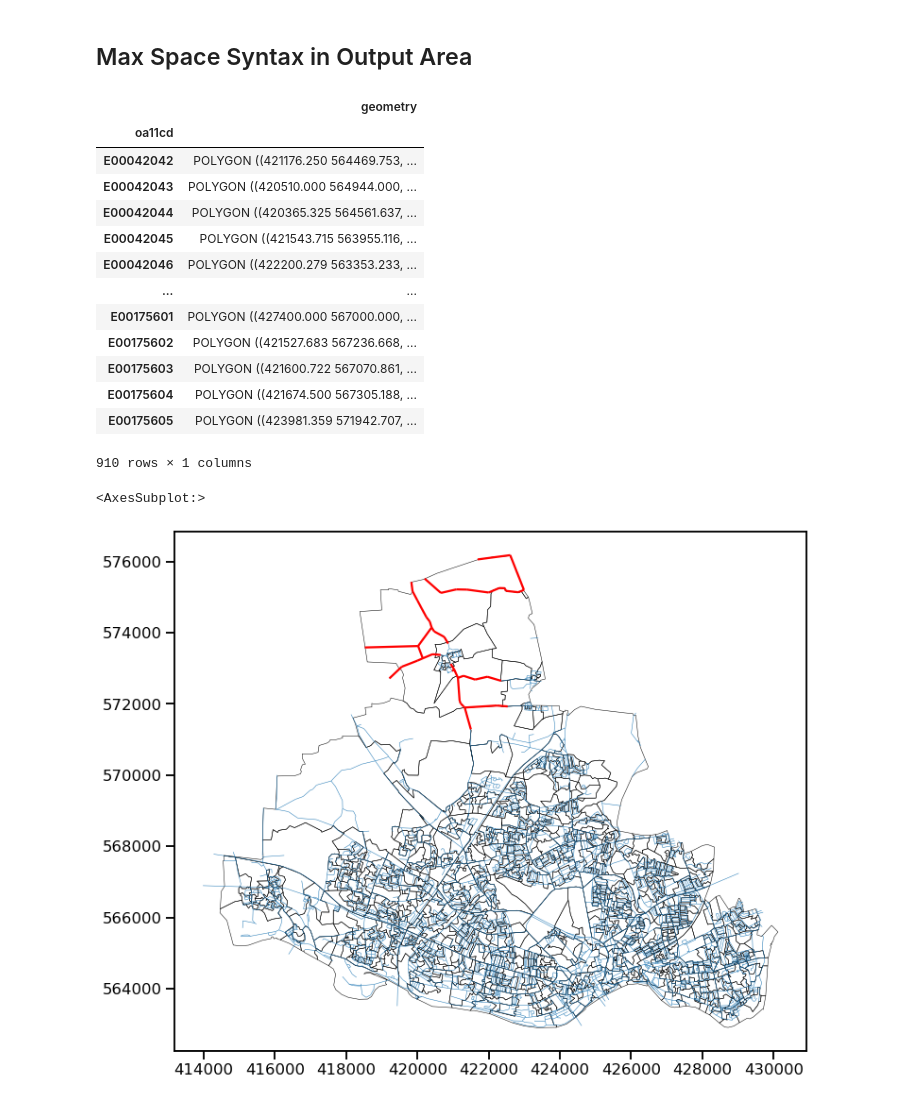
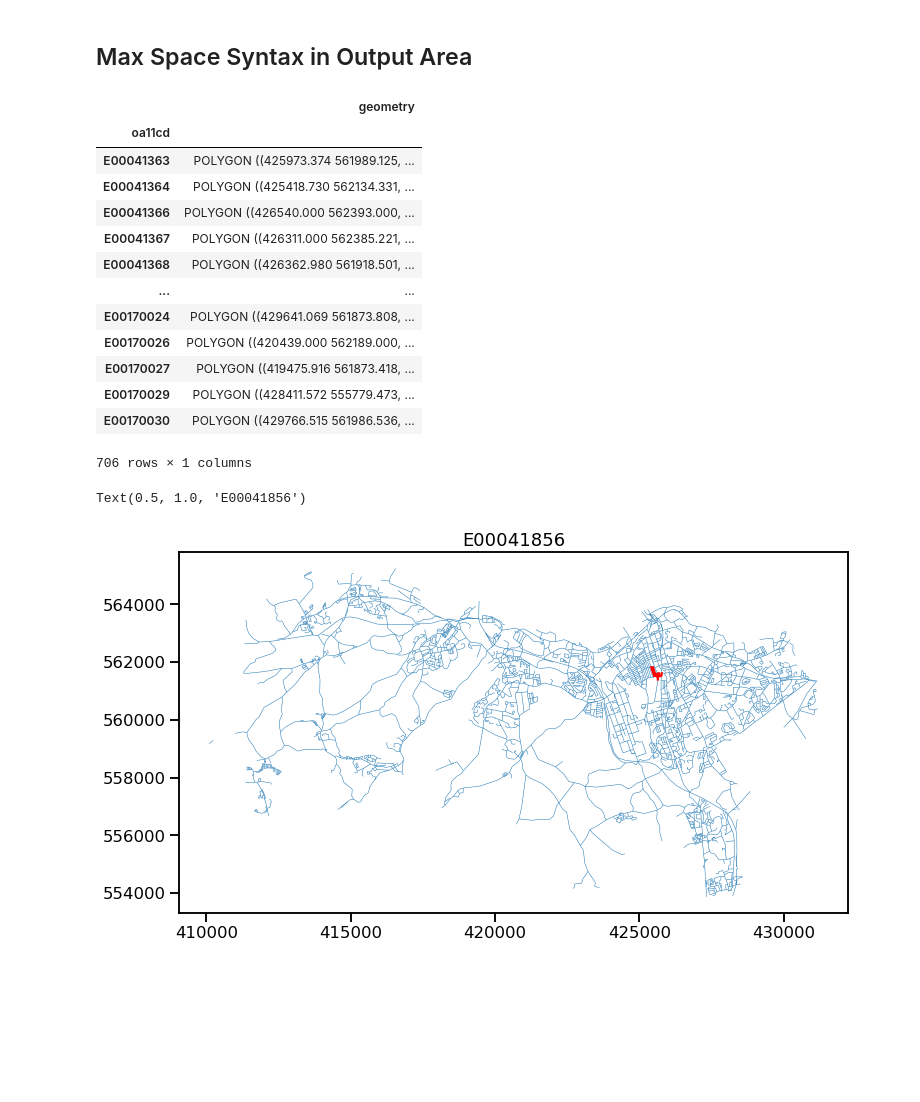
Before and after one commit to alan-turing-institute/spatial-inequality, a Jupyter notebook: notebooks/traffic_counts_space_syntax.ipynb, the cells around one changed output. Drawn from its saved outputs; the diff is of its cells as text; code cells hidden in the pictures; blank space fills up the shorter version.

```diff
--- a/notebooks/traffic_counts_space_syntax.ipynb
+++ b/notebooks/traffic_counts_space_syntax.ipynb
@@ -17,8 +17,10 @@ import matplotlib.pyplot as plt
 import seaborn as sns
 sns.set_context("talk")
 %matplotlib inline
+# %%
+lad20cd = "E08000037" #"E08000021"
 # %% [markdown]
 ## Space Syntax
 # %%
 ss = gpd.read_file("../data/raw/space_syntax/TyneandWear_geojson.geojson")
-ss
+ss.rename(columns={"id": "ss_id"}, inplace=True)
@@ -39,6 +27,6 @@ ss
 # %%
 # only keep space syntax segments intersecting or within local authority geometry
-la = get_la_shape()
+la = get_la_shape(lad20cd)
 
 ss = ss[
     ss.crosses(la.geometry)
@@ -291,37 +305,40 @@ ax.axis("off")
 # %% [markdown]
 ## Max Space Syntax in Output Area
 # %%
-oa = get_oa_shapes()
+oa = get_oa_shapes(lad20cd)
 oa
 # %% [output]
 |  | geometry |
 | oa11cd |  |
-| E00042042 | POLYGON ((421176.250 564469.753, ... |
-| E00042043 | POLYGON ((420510.000 564944.000, ... |
-| E00042044 | POLYGON ((420365.325 564561.637, ... |
-| E00042045 | POLYGON ((421543.715 563955.116, ... |
-| E00042046 | POLYGON ((422200.279 563353.233, ... |
+| E00041363 | POLYGON ((425973.374 561989.125, ... |
+| E00041364 | POLYGON ((425418.730 562134.331, ... |
+| E00041366 | POLYGON ((426540.000 562393.000, ... |
+| E00041367 | POLYGON ((426311.000 562385.221, ... |
+| E00041368 | POLYGON ((426362.980 561918.501, ... |
 | ... | ... |
-| E00175601 | POLYGON ((427400.000 567000.000, ... |
-| E00175602 | POLYGON ((421527.683 567236.668, ... |
-| E00175603 | POLYGON ((421600.722 567070.861, ... |
-| E00175604 | POLYGON ((421674.500 567305.188, ... |
-| E00175605 | POLYGON ((423981.359 571942.707, ... |
+| E00170024 | POLYGON ((429641.069 561873.808, ... |
+| E00170026 | POLYGON ((420439.000 562189.000, ... |
+| E00170027 | POLYGON ((419475.916 561873.418, ... |
+| E00170029 | POLYGON ((428411.572 555779.473, ... |
+| E00170030 | POLYGON ((429766.515 561986.536, ... |
-910 rows × 1 columns
+706 rows × 1 columns
 # %%
 fig, ax = plt.subplots(1, 1, figsize=(12, 12))
-oa["select"] = False
-oa.loc["E00042162", "select"] = True
+
+test_oa = oa.sample().index[0]
+#oa["select"] = False
+#oa.loc[test_oa, "select"] = True
 #oa.plot(column="select", ax=ax)
-oa.plot(color="None", ax=ax, linewidth=0.5)
+#oa.plot(color="None", ax=ax, linewidth=0.5)
 ss.plot(ax=ax, linewidth=0.5)
 ss[
-    ss.crosses(oa.loc["E00042162", "geometry"])
-    | ss.within(oa.loc["E00042162", "geometry"])
+    ss.crosses(oa.loc[test_oa, "geometry"])
+    | ss.within(oa.loc[test_oa, "geometry"])
 ].plot(color="r", ax=ax)
+plt.title(test_oa)
 # %% [output]
-<AxesSubplot:>
+Text(0.5, 1.0, 'E00041856')
-[figure, old version]
+[figure, new version]
 # %%
 oa["AC__NACH_max"] = [
     ss[
```
Also changed, not shown: parts of 33 cells of this notebook, 4 other files.
